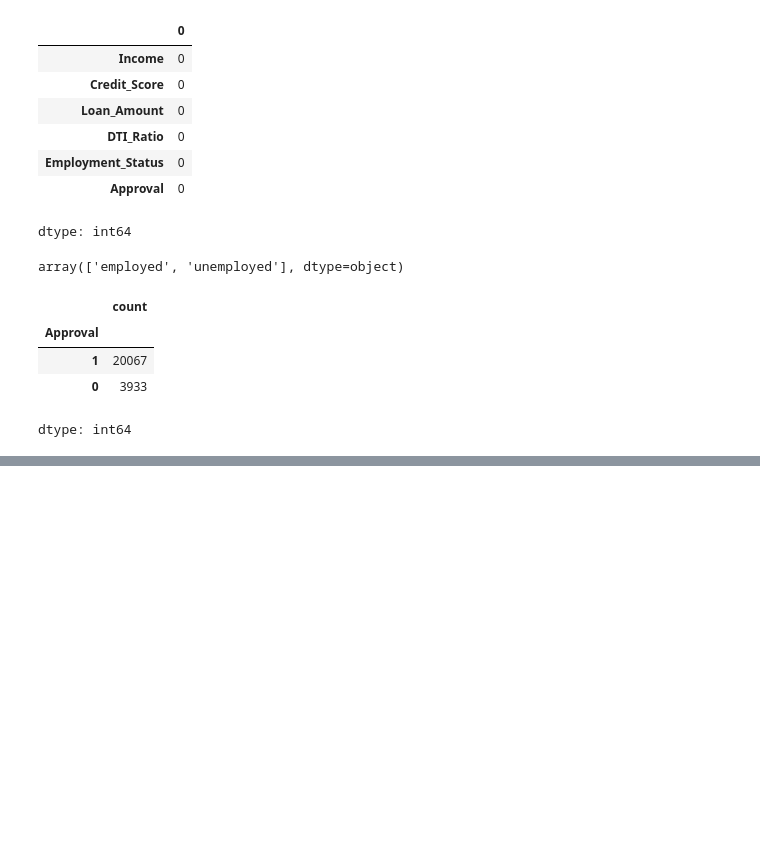
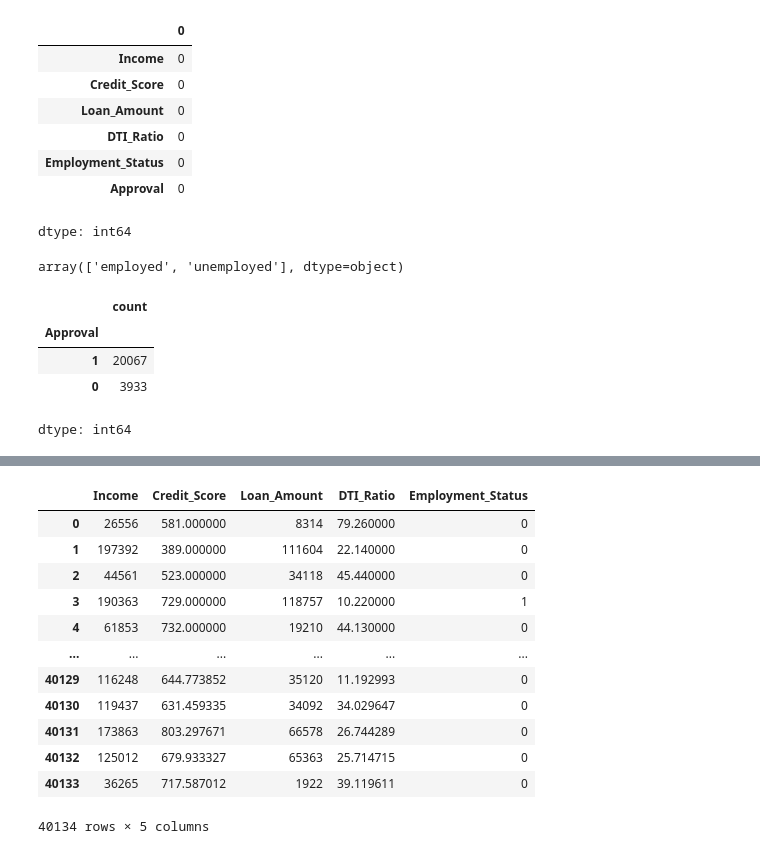
Before and after one commit to salih-salu/Loan_Approval_prediction_Machine_learning, a Jupyter notebook: Load_approval_prediction.ipynb, the cells around one changed output, grey strips where cells are left out. Drawn from its saved outputs; the diff is of its cells as text; code cells hidden in the pictures; blank space fills up the shorter version.

```diff
--- a/Load_approval_prediction.ipynb
+++ b/Load_approval_prediction.ipynb
@@ -113,0 +131,4 @@ dtype: int64
+# %%
+# y = df['Approval']
+y = df.iloc[:,-1]
+y
@@ -114,2 +150,21 @@ dtype: int64
 # %%
 from imblearn.over_sampling import SMOTE
+# %%
+smote = SMOTE()
+X, y = smote.fit_resample(X, y)
+# %%
+X
+# %% [output]
+|  | Income | Credit_Score | Loan_Amount | DTI_Ratio | Employment_Status |
+| 0 | 26556 | 581.000000 | 8314 | 79.260000 | 0 |
+| 1 | 197392 | 389.000000 | 111604 | 22.140000 | 0 |
+| 2 | 44561 | 523.000000 | 34118 | 45.440000 | 0 |
+| 3 | 190363 | 729.000000 | 118757 | 10.220000 | 1 |
+| 4 | 61853 | 732.000000 | 19210 | 44.130000 | 0 |
+| ... | ... | ... | ... | ... | ... |
+| 40129 | 116248 | 644.773852 | 35120 | 11.192993 | 0 |
+| 40130 | 119437 | 631.459335 | 34092 | 34.029647 | 0 |
+| 40131 | 173863 | 803.297671 | 66578 | 26.744289 | 0 |
+| 40132 | 125012 | 679.933327 | 65363 | 25.714715 | 0 |
+| 40133 | 36265 | 717.587012 | 1922 | 39.119611 | 0 |
+40134 rows × 5 columns
```
Also changed, not shown: parts of 23 cells of this notebook.
